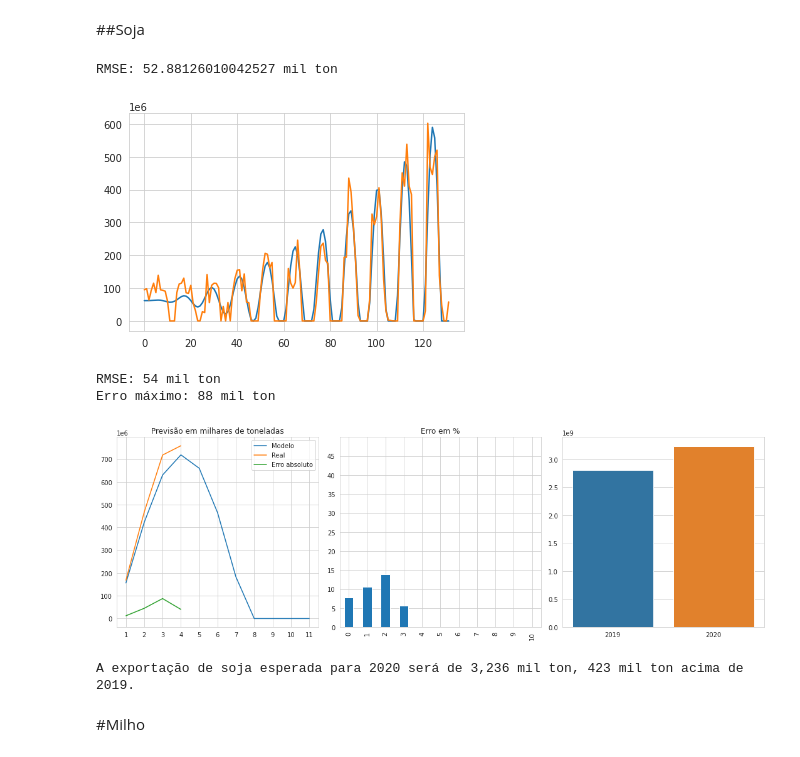
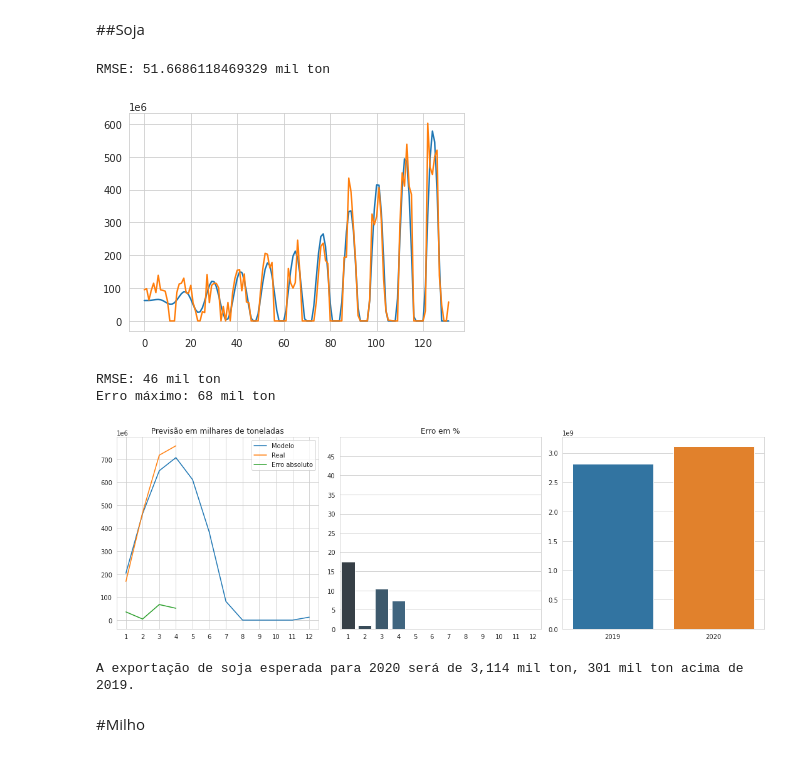
Before and after one commit to Trajanolc/Analise_Graos_Santarem, a Jupyter notebook: Analise_Exportação_Por_porto_Santarém.ipynb, the cells around one changed output. Saved outputs shown, nothing was run; the diff lists cells and outputs as text; code cells hidden in the pictures.

```diff
--- a/Analise_Exportação_Por_porto_Santarém.ipynb
+++ b/Analise_Exportação_Por_porto_Santarém.ipynb
@@ -139,15 +201,18 @@ plt.show()
 # %%
-def func(x,n1,n2,a1,a2,b1,b2,c,d,e,f):
+def func(x,n1,n2,n3,n4,n5,a1,a2,a3,a4,a5,b1,b2,b3,b4,b5,c,d,e,f):
   retorno = ((a1)*(-np.cos((n1*x/12)*np.pi*2)+1) + (b1)*(-np.sin((n1*x/12)*np.pi*2)+1) + \
-             (a2)*(-np.cos((n2*x/12)*np.pi*2)+1) + (b2)*(-np.sin((n2*x/12)*np.pi*2)+1) ) *\
+             (a2)*(-np.cos((n2*x/12)*np.pi*2)+1) + (b2)*(-np.sin((n2*x/12)*np.pi*2)+1) + \
+             (a3)*(-np.cos((n3*x/12)*np.pi*2)+1) + (b3)*(-np.sin((n3*x/12)*np.pi*2)+1) + \
+             (a4)*(-np.cos((n4*x/12)*np.pi*2)+1) + (b4)*(-np.sin((n4*x/12)*np.pi*2)+1) + \
+             (a5)*(-np.cos((n5*x/12)*np.pi*2)+1) + (b5)*(-np.sin((n5*x/12)*np.pi*2)+1) )*\
             (( (-f*x) + x/e)**2) *d + c
-  retorno = pd.Series(retorno).map(lambda x: 0 if (x < 0) else x)
+  retorno = pd.Series(retorno).map(lambda x: 1 if (x < 0) else x)
   return retorno
 # %% [markdown]
 ##Soja
 # %%
 ano_pesquisa = 2009
-
+dfSoja = sant_grao[(sant_grao['NCM']==Soja)].copy()
 dfSoja['mesNorm'] = (dfSoja['Ano']-ano_pesquisa)*12 + dfSoja['Mes']
 coef = 2020 - ano_pesquisa #meses a partir do ano de pesquisa que resultam em 2020
 new_index = range(0*12,12*coef)
@@ -155,7 +220,7 @@ predSoja_train = dfSoja[(dfSoja['mesNorm']>=0)].groupby(['mesNorm']).sum()['KG']
 new_index = range(12*coef+1,12*coef+5)
 predSoja_test = dfSoja[(dfSoja['mesNorm']>=0)].groupby(['mesNorm']).sum()['KG'].reindex(new_index, fill_value=0)
 # %%
-popts, pcov = curve_fit(func, predSoja_train.index, predSoja_train.values,maxfev=6000,absolute_sigma=True)
+popts, pcov = curve_fit(func, predSoja_train.index, predSoja_train.values,maxfev=12000,absolute_sigma=True)
 
 plt.plot(predSoja_train.index, func(predSoja_train.index, *popts))
 plt.plot(predSoja_train)
@@ -164,48 +229,49 @@ plt.ticklabel_format(axis='y',scilimits=(6,6))
 RMSE = sqrt(mean_squared_error(predSoja_train, func(predSoja_train.index, *popts)))
 print(f'RMSE: {RMSE/1000000} mil ton')
 # %% [output]
-RMSE: 52.88126010042527 mil ton
+RMSE: 51.6686118469329 mil ton
-[figure, old version]
+[figure, new version]
 # %%
-erro = pd.Series(data=(func(range(12*coef+1,12*coef+12), *popts) - predSoja_test.reset_index(drop=True).fillna(0)).apply(lambda x: sqrt(x**2)))
+erro = pd.Series(data=(func(range(12*coef+1,12*coef+13), *popts) - predSoja_test.reset_index(drop=True).fillna(0)).apply(lambda x: sqrt(x**2)))
+erro_prop = ((erro/func(range(12*coef+1,12*coef+13), *popts))*100)
+erro_prop.index = erro_prop.index+1
 plt.figure(figsize=(15,5))
-ax1 = plt.subplot(131)
 
 
-
-plt.plot(range(12*coef+1,12*coef+12), func(range(12*coef+1,12*coef+12), *popts), label='Modelo')
+ax1 = plt.subplot(131)
+plt.plot(range(12*coef+1,12*coef+13), func(range(12*coef+1,12*coef+13), *popts), label='Modelo')
 plt.plot(predSoja_test, label='Real')
-plt.plot(range(12*coef+1,12*coef+12),erro,label='Erro absoluto')
+plt.plot(range(12*coef+1,12*coef+13),erro,label='Erro absoluto')
 RMSE = sqrt(mean_squared_error(predSoja_test, func(predSoja_test.index, *popts)))
 plt.legend()
 plt.ticklabel_format(axis='y',scilimits=(6,6))
 plt.title('Previsão em milhares de toneladas')
-plt.xticks(range(12*coef+1,12*coef+12),range(1,12))
+plt.xticks(range(12*coef+1,12*coef+13),range(1,13))
 print(f'RMSE: {format(RMSE/1000000,".0f")} mil ton')
 print(f'Erro máximo: {format(erro.max()/1000000,".0f")} mil ton')
 
 ax2 = plt.subplot(132)
-((erro/func(range(12*coef+1,12*coef+12), *popts)).fillna(0)*100).plot(kind='bar')
+sns.barplot(x=erro_prop.index,y=erro_prop,ax=ax2,palette='Blues_d')
 plt.ylim([0,50])
 plt.yticks(np.arange(0,50,step=5))
 plt.title('Erro em %')
 
 
 ax3 = plt.subplot(133)
-exp_2020 = sum(func(range(12*coef+1,12*coef+12), *popts))
+exp_2020 = sum(func(range(12*coef+1,12*coef+13), *popts))
 exp_2019 = sum(sant_grao[(sant_grao['NCM']==Soja)&(sant_grao['Ano']==2019)].groupby('Data').sum()['KG'])
 
 sns.barplot(x=[2019,2020],y=[exp_2019,exp_2020],ax=ax3)
 
 plt.tight_layout()
 plt.show()
 
 print(f'A exportação de soja esperada para 2020 será de {exp_2020/1000000:,.0f} mil ton, {(exp_2020-exp_2019)/1000000:,.0f} mil ton acima de 2019.')
 # %% [output]
-RMSE: 54 mil ton
-Erro máximo: 88 mil ton
+RMSE: 46 mil ton
+Erro máximo: 68 mil ton
-[figure, old version]
+[figure, new version]
-A exportação de soja esperada para 2020 será de 3,236 mil ton, 423 mil ton acima de 2019.
+A exportação de soja esperada para 2020 será de 3,114 mil ton, 301 mil ton acima de 2019.
 # %% [markdown]
 #Milho
 # %%
```
Also changed, not shown: parts of 27 cells of this notebook.
